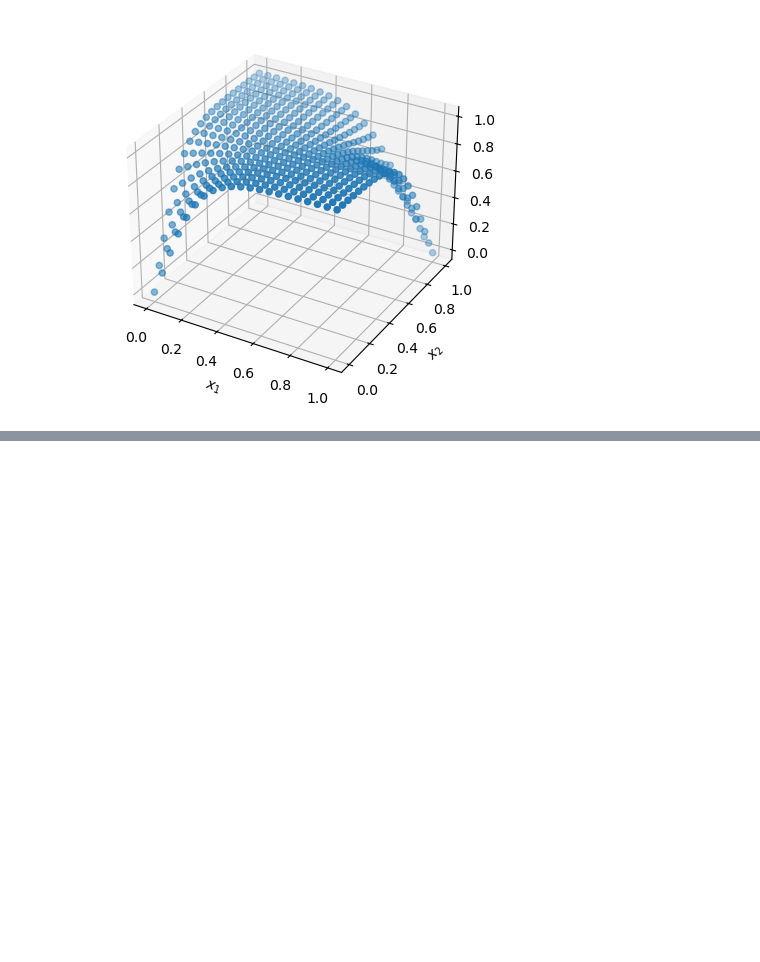
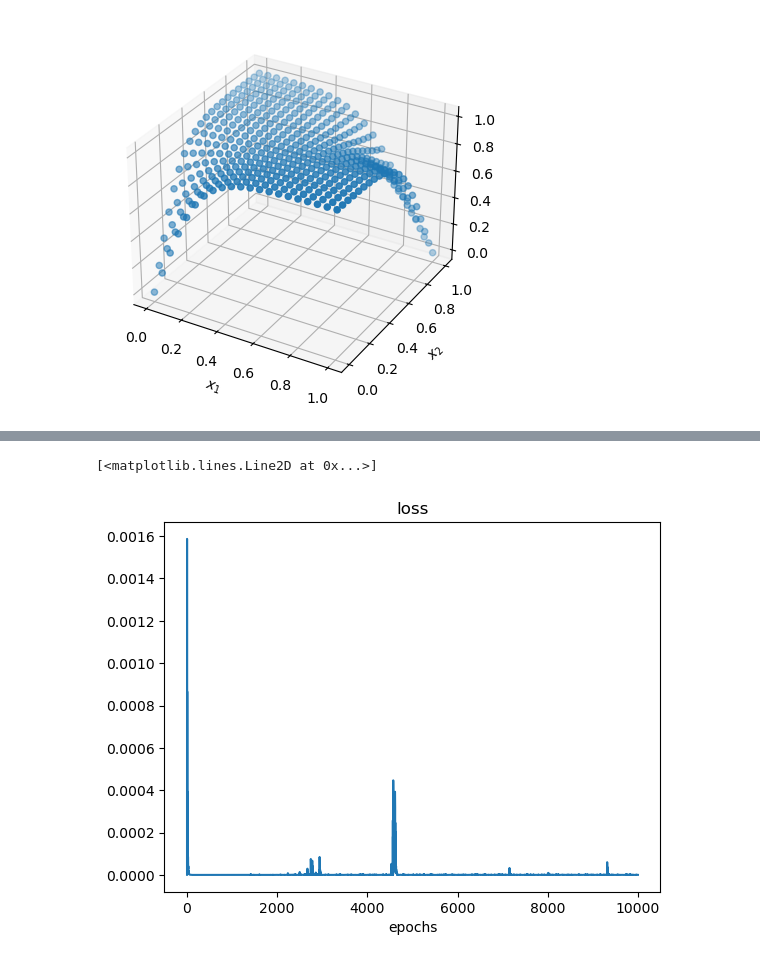
Before and after one commit to dHuberYoumans/neural_networks, a Jupyter notebook: simple_models/simple_models.ipynb, the cells around one changed output, grey strips where cells are left out. Saved outputs shown, nothing was run; the diff lists cells and outputs as text; code cells hidden in the pictures; blank space fills up the shorter version.

Commit message:
1dCNN model to learn sine

```diff
--- a/simple_models/simple_models.ipynb
+++ b/simple_models/simple_models.ipynb
@@ -231,0 +243,20 @@ ax.set_ylabel(r'$x_2$');
+# %%
+class CNN1d(nn.Module):
+    def __init__(self):
+        super().__init__()
+        self.cnn = nn.Sequential(
+            nn.Conv1d(in_channels=1,out_channels=8,kernel_size=3),
+            nn.Conv1d(in_channels=8,out_channels=16,kernel_size=5),
+            nn.Flatten(),
+            nn.Linear(in_features= 16*(101 - 3 - 5 + 2),out_features=64),
+            nn.Tanh(),
+            nn.Linear(in_features=64,out_features=101),
+            nn.Tanh()
+        )
+
+    def forward(self,x):
+        return self.cnn(x)
+
+
+cnn_model = CNN1d()
+print(cnn_model)
@@ -231,0 +275,32 @@ ax.set_ylabel(r'$x_2$');
+# %%
+# DATA
+pi = torch.tensor(np.pi)
+
+X = torch.linspace(0,4*pi,101).view(1,1,-1) # (batch,channels,seq_len)
+y = torch.sin(X)
+
+# TRAINING
+
+optimizer = optim.Adam(cnn_model.parameters())
+loss_fct = nn.MSELoss()
+losses = []
+
+n_epochs = 10_000
+
+for epochs in tqdm.tqdm(range(n_epochs)):
+    optimizer.zero_grad()
+
+    pred = cnn_model(X) # forward pass
+    loss = loss_fct(pred,y.squeeze(dim=0)) # y.shape = (1,1,101)
+    loss.backward() # backpropagation
+    optimizer.step() # update parameters
+
+    losses.append(loss.item())
+
+
+plt.title('loss')
+plt.xlabel('epochs')
+plt.plot(losses)
+# %% [output]
+[<matplotlib.lines.Line2D at 0x...>]
+[figure, added]
```
Also changed, not shown: parts of 8 cells of this notebook.
